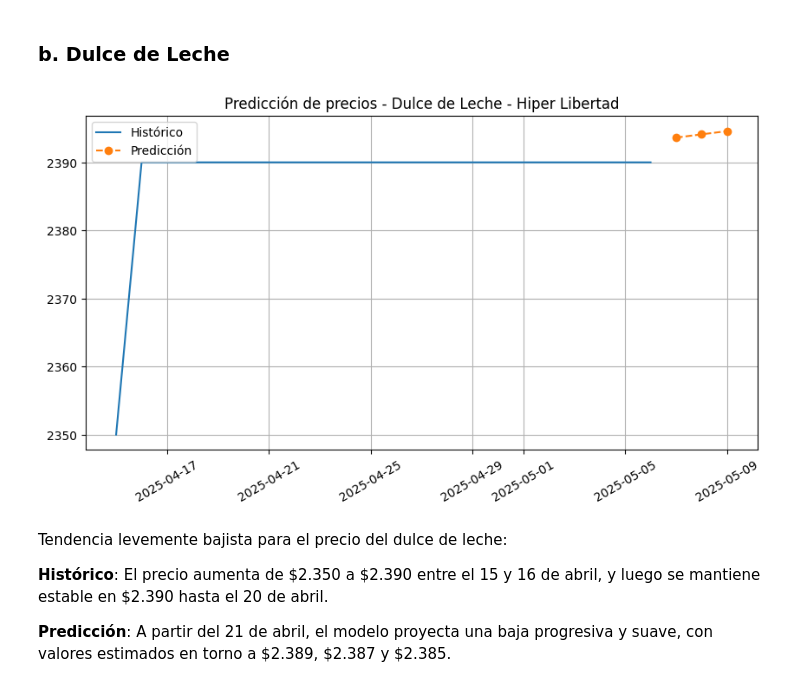
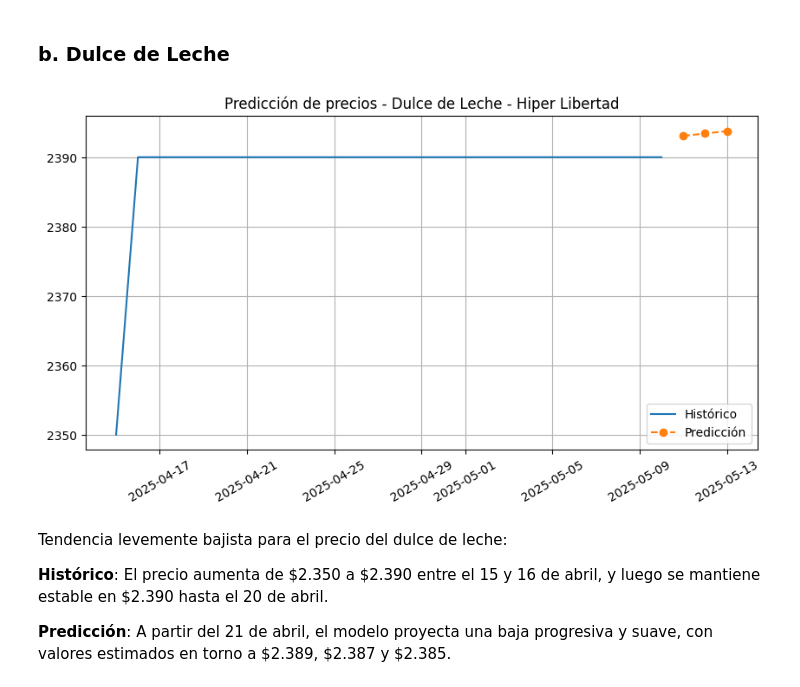
Before and after one commit to manuelpalomeque/Web-Scraper-canasta-basica, a Jupyter notebook: notebooks/02_modelo_tendencias_WS.ipynb, the cells around one changed output. Drawn from its saved outputs; the diff is of its cells as text; code cells hidden in the pictures.

```diff
--- a/notebooks/02_modelo_tendencias_WS.ipynb
+++ b/notebooks/02_modelo_tendencias_WS.ipynb
@@ -383,21 +383,28 @@ Tendencia descendente para los próximos días:
 # %% [markdown]
 ### b. Dulce de Leche
 # %%
+# Rellenar fechas faltantes
+rango_fechas_dulce = pd.date_range(start=serie_ts_hl_dulce.index.min(), end=serie_ts_hl_dulce.index.max(), freq='D')
+serie_ts_hl_dulce = serie_ts_hl_dulce.reindex(rango_fechas_dulce)
+
+# Interpolar los datos faltantes:
+serie_ts_hl_dulce = serie_ts_hl_dulce.interpolate()
+
 # Modelo Holt-Winters para predicción simple
 modelo = ExponentialSmoothing(serie_ts_hl_dulce, trend='add', seasonal=None).fit()
 pred = modelo.forecast(3)
 
 # Visualización
 plt.figure(figsize=(10,5))
 plt.plot(serie_ts_hl_dulce, label='Histórico')
 plt.plot(pred, label='Predicción', linestyle='--', marker='o')
 plt.title(f'Predicción de precios - Dulce de Leche - Hiper Libertad')
 plt.legend()
 plt.grid(True)
 plt.xticks(rotation=30)
 plt.show()
 # %% [output]
-[figure, old version]
+[figure, new version]
 # %% [markdown]
 Tendencia levemente bajista para el precio del dulce de leche:
 
```
Also changed, not shown: parts of 16 cells of this notebook, 1 other file.
